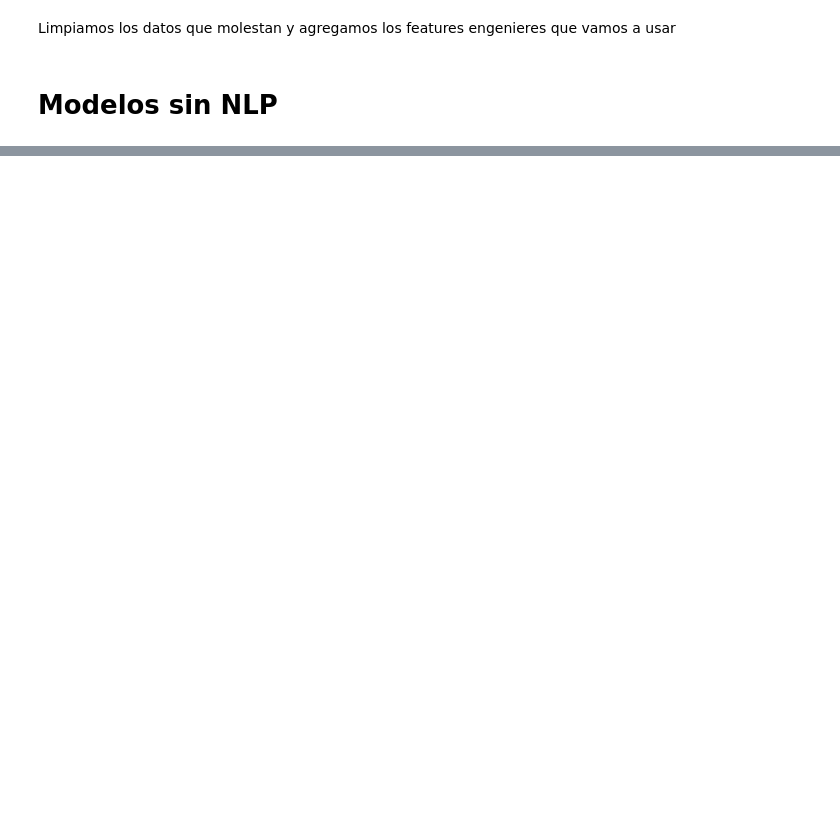
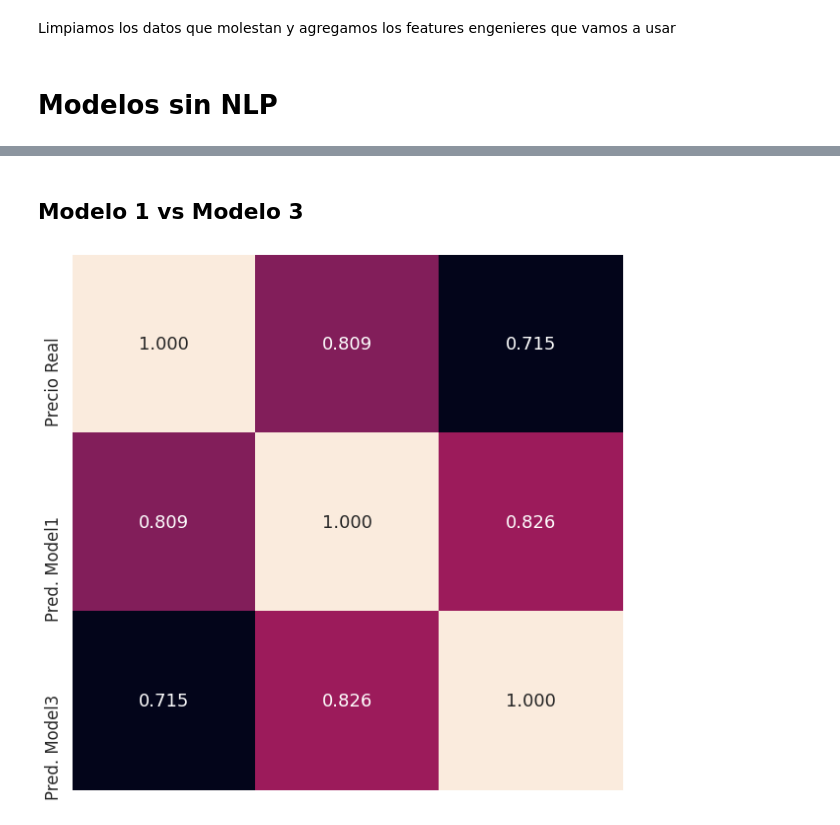
Before and after one commit to ToOrtner/Data-Analysis-properties, a Jupyter notebook: metnum-tp3-2020-1c/notebooks/exps.ipynb, the cells around one changed output, grey strips where cells are left out. Drawn from its saved outputs; the diff is of its cells as text; code cells hidden in the pictures; blank space fills up the shorter version.

```diff
--- a/metnum-tp3-2020-1c/notebooks/exps.ipynb
+++ b/metnum-tp3-2020-1c/notebooks/exps.ipynb
@@ -104,0 +114,28 @@ Además de esto, agregamos un feature llamado **mejor ciudad**, el cual compara
+# %% [markdown]
+## Modelo 1 vs Modelo 3
+# %%
+from feats import newfeats
+order_df = df_test.copy()
+order_df = order_df[:100]
+order_df = order_df.sort_values('precio')
+
+order_df = order_df[['metroscubiertos', 'metrostotales', 'provincia', 'banos', 'urbana', 'calurosa', 'precio']].dropna()
+reales = order_df['precio']
+pred_mod1 = model1.predict(order_df)
+order_df['pred_mod1'] = pred_mod1
+pred_mod2 = model3.predict(order_df)
+order_df['pred_mod2'] = pred_mod2
+# %%
+cm = np.corrcoef(order_df[['precio', 'pred_mod1', 'pred_mod2']].values.T)
+sns.set(font_scale=1.5)
+fig, ax = plt.subplots(figsize=(10,10))
+hm = sns.heatmap(cm,
+                annot=True,
+                cbar=False,
+                fmt='.3f',
+                yticklabels=['Precio Real', 'Pred. Model1', 'Pred. Model3'],
+                xticklabels=['', '', ''],
+                ax=ax)
+plt.savefig('../../Images/model1_vs_model3.png')
+# %% [output]
+[figure, added]
```
Also changed, not shown: parts of 14 cells of this notebook, 2 other files.
